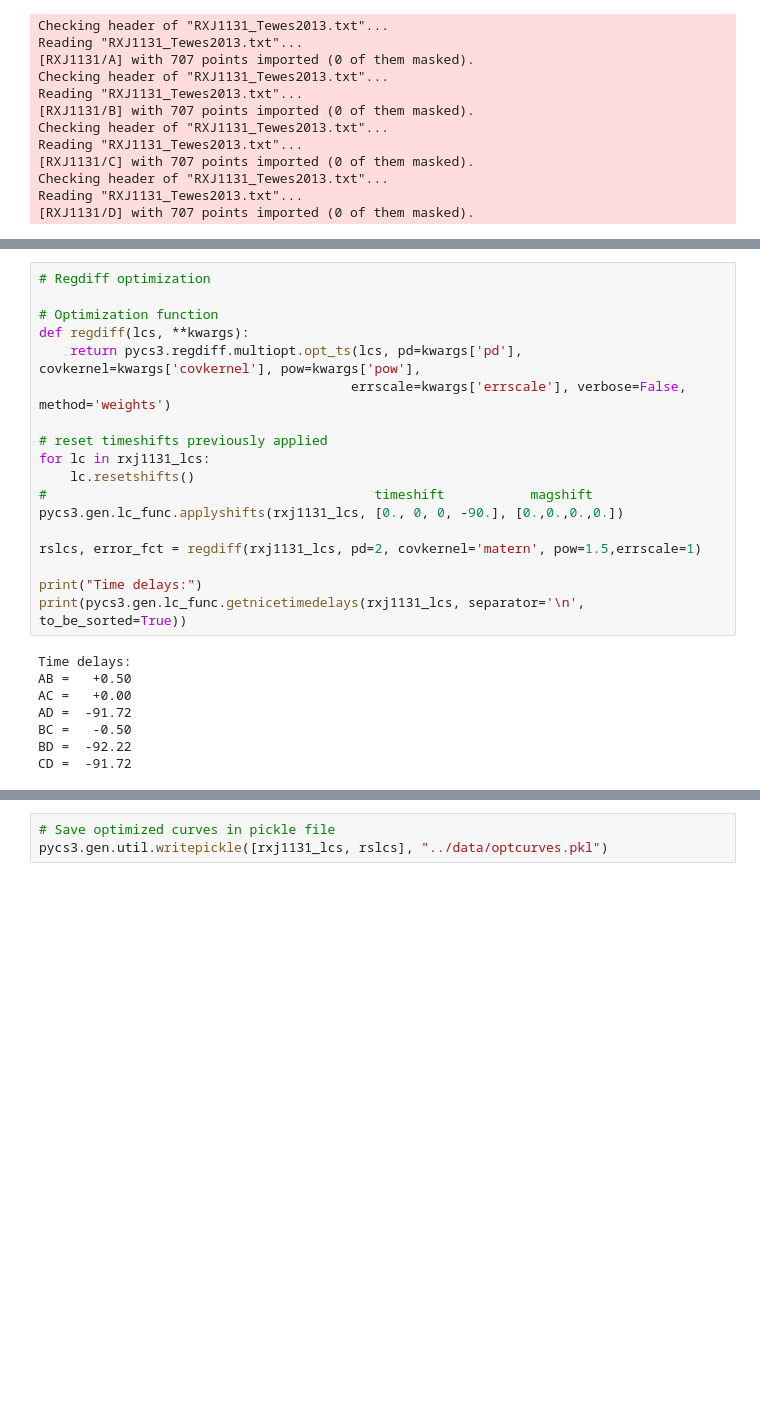
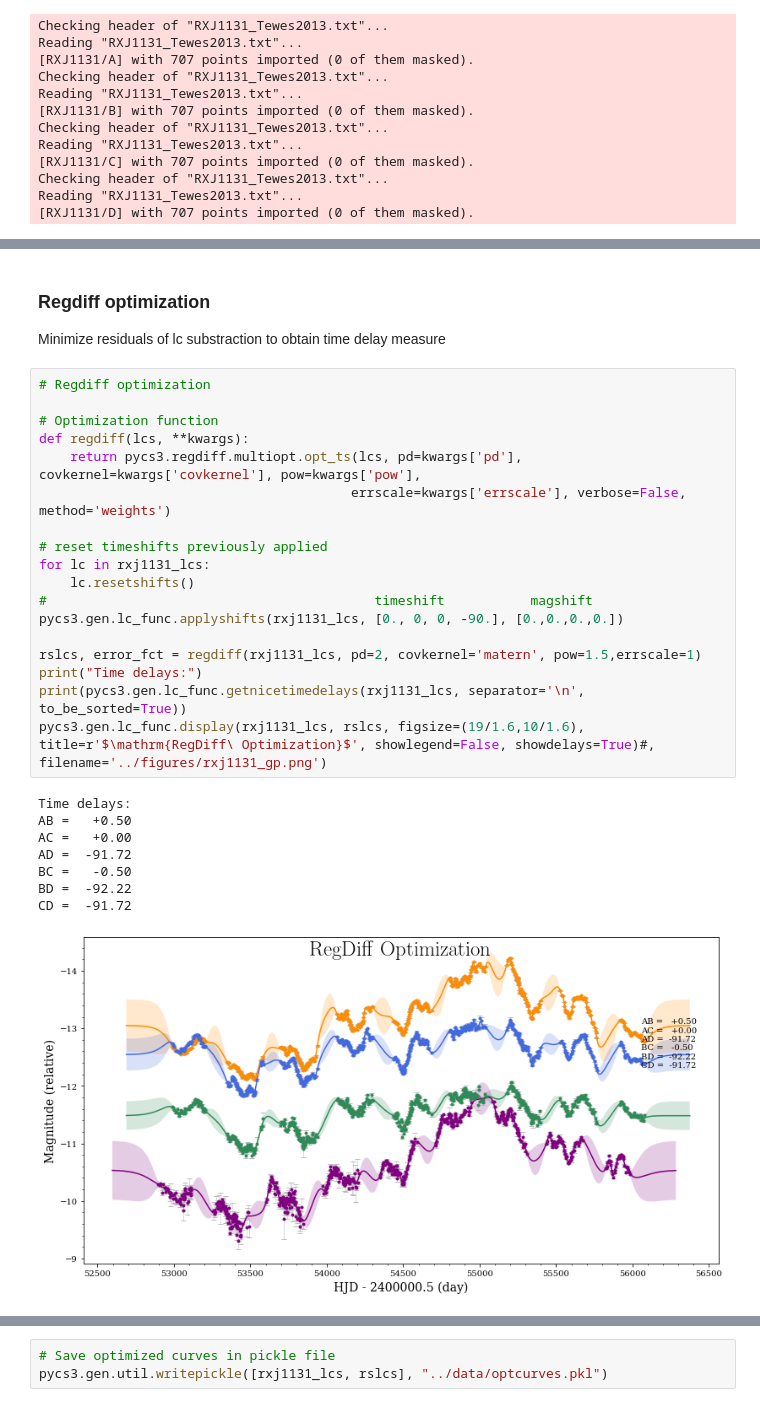
Before and after one commit to AlexandreAdam/rxj1131, a Jupyter notebook: notebooks/timedelays.ipynb, the cells around one changed output, grey strips where cells are left out. Drawn from its saved outputs; the diff is of its cells as text; blank space fills up the shorter version.

```diff
--- a/notebooks/timedelays.ipynb
+++ b/notebooks/timedelays.ipynb
@@ -156,26 +172,30 @@ pycs3.gen.lc_func.display(rxj1131_lcs, rslcs, figsize=(15,10))
+# %% [markdown]
+### Regdiff optimization
+Minimize residuals of lc substraction to obtain time delay measure
 # %%
 # Regdiff optimization
 
 # Optimization function
 def regdiff(lcs, **kwargs):
     return pycs3.regdiff.multiopt.opt_ts(lcs, pd=kwargs['pd'], covkernel=kwargs['covkernel'], pow=kwargs['pow'],
                                         errscale=kwargs['errscale'], verbose=False, method='weights')
 
 # reset timeshifts previously applied
 for lc in rxj1131_lcs:
     lc.resetshifts()
 #                                          timeshift           magshift
 pycs3.gen.lc_func.applyshifts(rxj1131_lcs, [0., 0, 0, -90.], [0.,0.,0.,0.])
 
 rslcs, error_fct = regdiff(rxj1131_lcs, pd=2, covkernel='matern', pow=1.5,errscale=1)
-
 print("Time delays:")
 print(pycs3.gen.lc_func.getnicetimedelays(rxj1131_lcs, separator='\n', to_be_sorted=True))
+pycs3.gen.lc_func.display(rxj1131_lcs, rslcs, figsize=(19/1.6,10/1.6), title=r'$\mathrm{RegDiff\ Optimization}$', showlegend=False, showdelays=True)#, filename='../figures/rxj1131_gp.png')
 # %% [output]
 Time delays:
 AB =   +0.50
 AC =   +0.00
 AD =  -91.72
 BC =   -0.50
 BD =  -92.22
 CD =  -91.72
+[figure, added]
```
Also changed, not shown: parts of 13 cells of this notebook, 10 other files.
